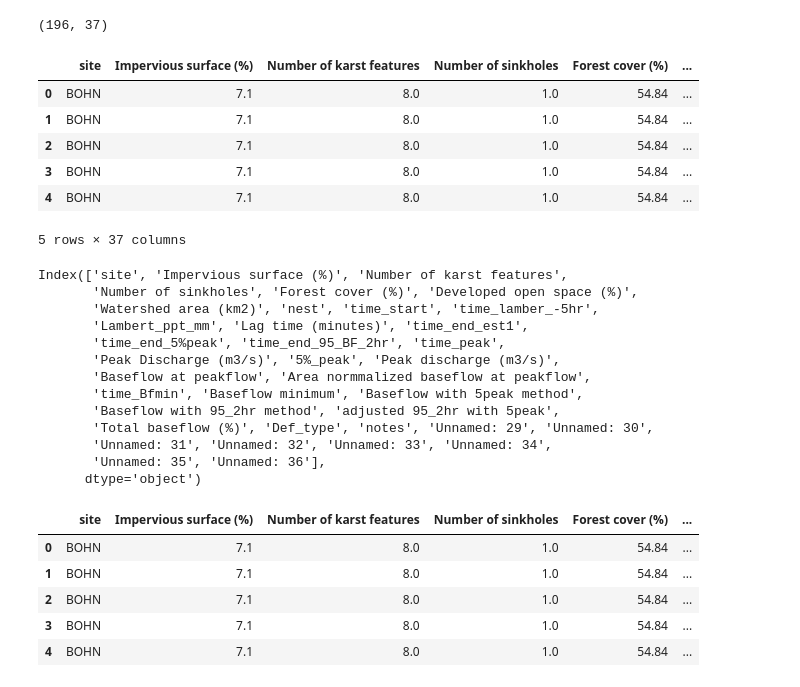
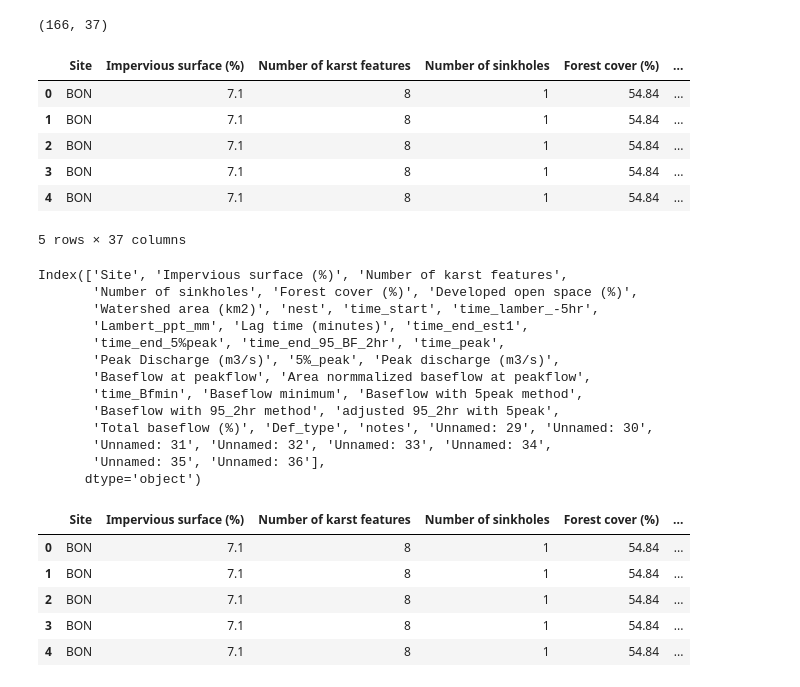
Before and after one commit to estorrs/emily-analysis, a Jupyter notebook: notebooks/emily_final.ipynb, the cells around one changed output. Saved outputs shown, nothing was run; the diff lists cells and outputs as text; code cells hidden in the pictures.

```diff
--- a/notebooks/emily_final.ipynb
+++ b/notebooks/emily_final.ipynb
@@ -22,23 +22,23 @@ output_dir = '/Users/estorrs/Documents/emily-analysis/outputs'
 if not os.path.isdir(output_dir):
     os.mkdir(output_dir)
 # %%
-df = pd.read_csv('/Users/estorrs/Downloads/storm_results_190610_correction.csv', sep=',', encoding='latin')
-
+df = pd.read_csv('/Users/estorrs/Downloads/storm_results_190611_correctionLT3.csv', sep=',', encoding='latin')
+df.columns = ['Site' if c == 'site' else c for c in df.columns]
 print(df.shape)
 df.head()
 # %% [output]
-(196, 37)
+(166, 37)
-|  | site | Impervious surface (%) | Number of karst features | Number of sinkholes | Forest cover (%) | ... |
-| 0 | BOHN | 7.1 | 8.0 | 1.0 | 54.84 | ... |
-| 1 | BOHN | 7.1 | 8.0 | 1.0 | 54.84 | ... |
-| 2 | BOHN | 7.1 | 8.0 | 1.0 | 54.84 | ... |
-| 3 | BOHN | 7.1 | 8.0 | 1.0 | 54.84 | ... |
-| 4 | BOHN | 7.1 | 8.0 | 1.0 | 54.84 | ... |
+|  | Site | Impervious surface (%) | Number of karst features | Number of sinkholes | Forest cover (%) | ... |
+| 0 | BON | 7.1 | 8 | 1 | 54.84 | ... |
+| 1 | BON | 7.1 | 8 | 1 | 54.84 | ... |
+| 2 | BON | 7.1 | 8 | 1 | 54.84 | ... |
+| 3 | BON | 7.1 | 8 | 1 | 54.84 | ... |
+| 4 | BON | 7.1 | 8 | 1 | 54.84 | ... |
 5 rows × 37 columns
 # %%
 df.columns
 # %% [output]
-Index(['site', 'Impervious surface (%)', 'Number of karst features',
+Index(['Site', 'Impervious surface (%)', 'Number of karst features',
        'Number of sinkholes', 'Forest cover (%)', 'Developed open space (%)',
        'Watershed area (km2)', 'nest', 'time_start', 'time_lamber_-5hr',
        'Lambert_ppt_mm', 'Lag time (minutes)', 'time_end_est1',
@@ -52,7 +52,7 @@ Index(['site', 'Impervious surface (%)', 'Number of karst features',
        'Unnamed: 35', 'Unnamed: 36'],
       dtype='object')
 # %%
-to_keep = ['site', 'Impervious surface (%)', 'Number of karst features', 'Number of sinkholes', 'Forest cover (%)',
+to_keep = ['Site', 'Impervious surface (%)', 'Number of karst features', 'Number of sinkholes', 'Forest cover (%)',
            'Developed open space (%)', 'Watershed area (km2)', 'time_start', 'Lag time (minutes)',
            'Peak Discharge (m3/s)', 'Peak discharge (m3/s)', 'Baseflow at peakflow',
            'Area normmalized baseflow at peakflow', 'Baseflow minimum', 'Baseflow with 5peak method',
@@ -62,12 +62,12 @@ to_keep = ['site', 'Impervious surface (%)', 'Number of karst features', 'Number
 df = df[to_keep]
 df.head()
 # %% [output]
-|  | site | Impervious surface (%) | Number of karst features | Number of sinkholes | Forest cover (%) | ... |
-| 0 | BOHN | 7.1 | 8.0 | 1.0 | 54.84 | ... |
-| 1 | BOHN | 7.1 | 8.0 | 1.0 | 54.84 | ... |
-| 2 | BOHN | 7.1 | 8.0 | 1.0 | 54.84 | ... |
-| 3 | BOHN | 7.1 | 8.0 | 1.0 | 54.84 | ... |
-| 4 | BOHN | 7.1 | 8.0 | 1.0 | 54.84 | ... |
+|  | Site | Impervious surface (%) | Number of karst features | Number of sinkholes | Forest cover (%) | ... |
+| 0 | BON | 7.1 | 8 | 1 | 54.84 | ... |
+| 1 | BON | 7.1 | 8 | 1 | 54.84 | ... |
+| 2 | BON | 7.1 | 8 | 1 | 54.84 | ... |
+| 3 | BON | 7.1 | 8 | 1 | 54.84 | ... |
+| 4 | BON | 7.1 | 8 | 1 | 54.84 | ... |
 # %%
 def bin_date_storm(n):
     if n in [12.0, 1.0, 2.0]:
```
Also changed, not shown: parts of 12 cells of this notebook, 1 other file.
